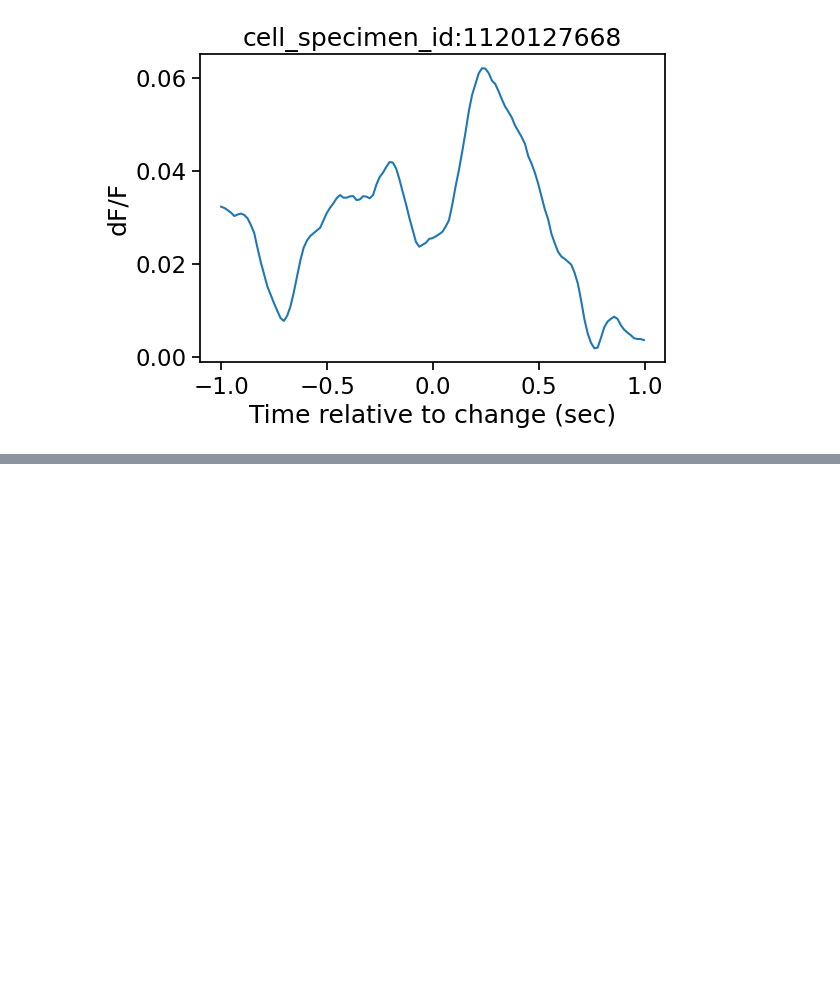
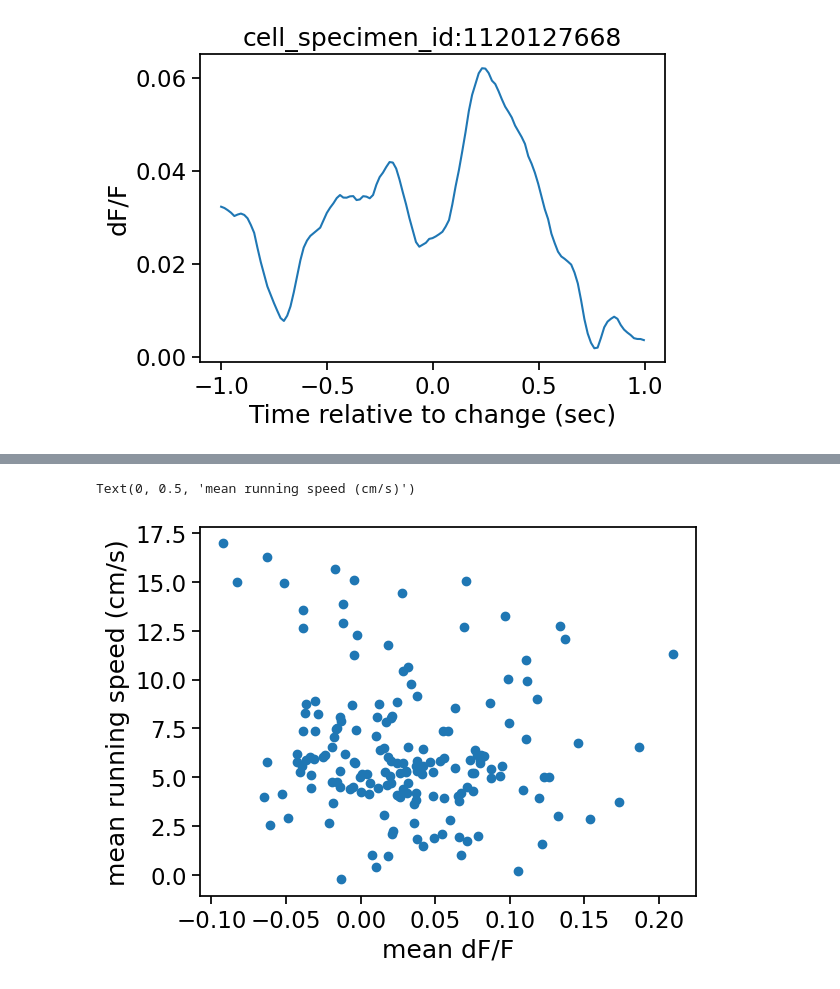
Before and after one commit to AllenInstitute/brain_observatory_utilities, a Jupyter notebook: example_notebooks/event_triggered_response_demo.ipynb, the cells around one changed output, grey strips where cells are left out. Cells and saved outputs as stored; diff of their text form; code cells hidden in the pictures; blank space fills up the shorter version.

Commit message:
add annotated stim presentations to notebook

```diff
--- a/example_notebooks/event_triggered_response_demo.ipynb
+++ b/example_notebooks/event_triggered_response_demo.ipynb
@@ -646,0 +667,2 @@ sns.lineplot(data=etr, x='time', y='dff')
+# %%
+annotated_stimulus_presentations = behavior_data_formatting.get_annotated_stimulus_presentations(dataset, epoch_duration_mins=10)
@@ -646,0 +699,6 @@ sns.lineplot(data=etr, x='time', y='dff')
+# %%
+# Get stimulus aligned responses for all cells in this dataset
+stim_response_df = data_formatting.get_stimulus_response_df(dataset, data_type='dff', event_type='changes',
+                                                            time_window=[-1, 1], response_window_duration=0.5,
+                                                            interpolate=True, output_sampling_rate=None)
+stim_response_df.head()
@@ -646,0 +712,4 @@ sns.lineplot(data=etr, x='time', y='dff')
+# %%
+# Merge the stimulus response dataframe with the stimulus table to get information about what stimuli were presented
+stim_response_df = stim_response_df.merge(annotated_stimulus_presentations, on='stimulus_presentations_id')
+stim_response_df.head()
@@ -646,0 +743,13 @@ sns.lineplot(data=etr, x='time', y='dff')
+# %%
+# Plot mean cell response vs. mean running speed for one cell
+
+cell_specimen_id = stim_response_df.cell_specimen_id.unique()[0]
+cell_df = stim_response_df[stim_response_df.cell_specimen_id==cell_specimen_id]
+
+fig, ax = plt.subplots()
+ax.plot(cell_df.mean_response, cell_df.mean_running_speed, 'o')
+ax.set_xlabel('mean dF/F')
+ax.set_ylabel('mean running speed (cm/s)')
+# %% [output]
+Text(0, 0.5, 'mean running speed (cm/s)')
+[figure, added]
```
Also changed, not shown: parts of 40 cells of this notebook.
